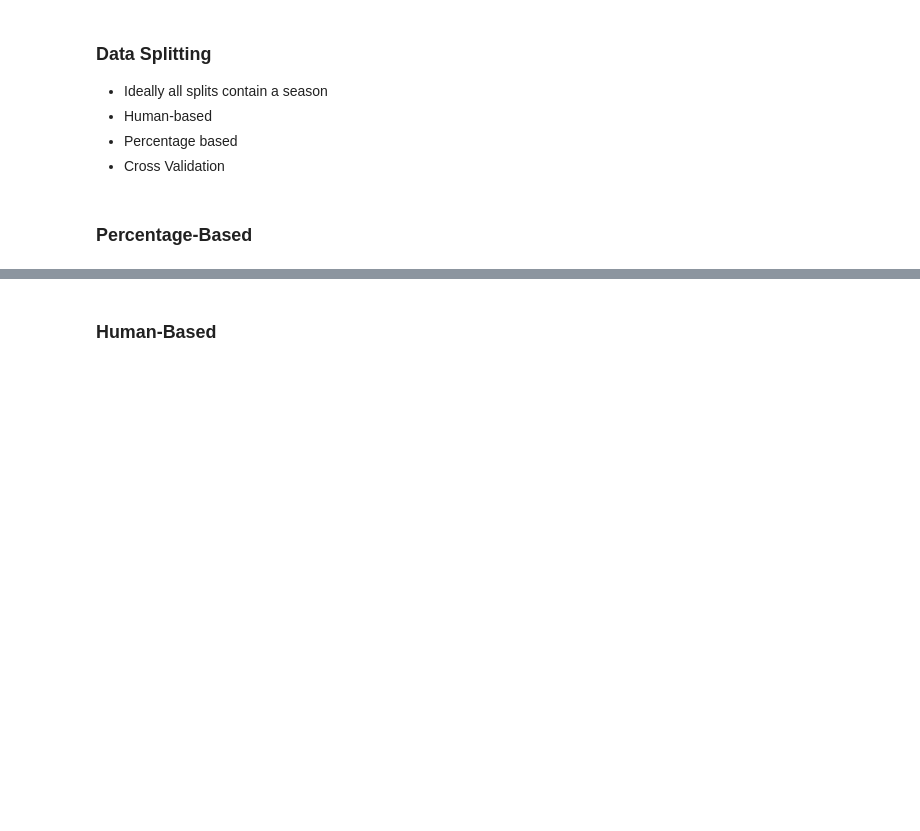
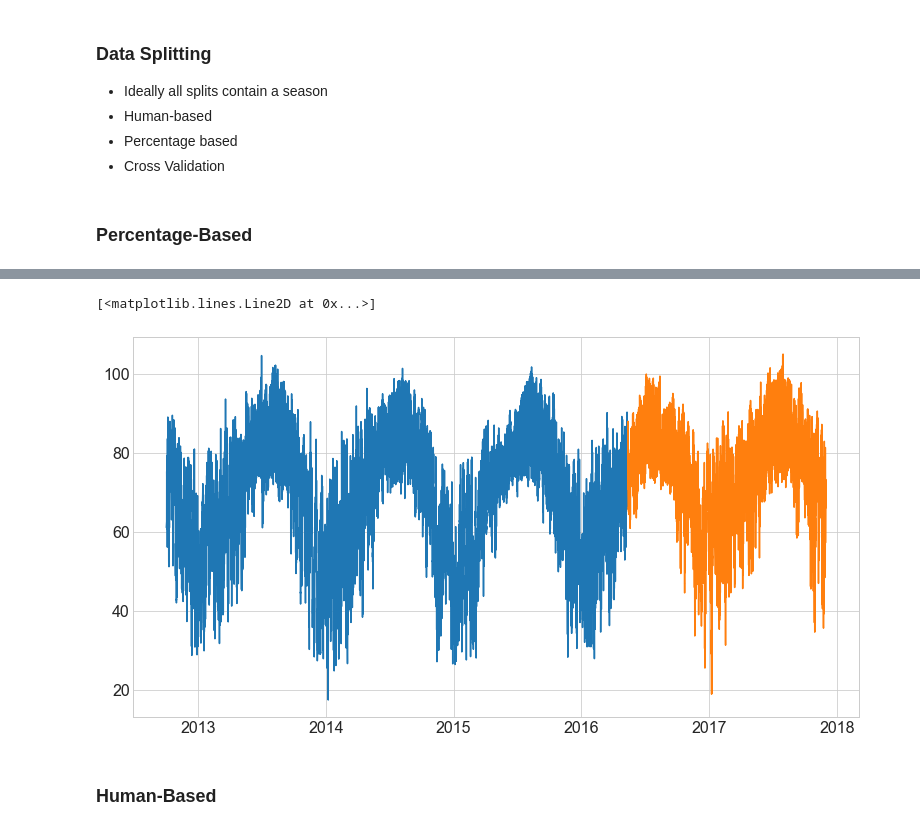
Before and after one commit to o0amandagomez0o/time-series-exercises, a Jupyter notebook: TSA_explore_lesson.ipynb, the cells around one changed output, grey strips where cells are left out. Saved outputs shown, nothing was run; the diff lists cells and outputs as text; code cells hidden in the pictures; blank space fills up the shorter version.

```diff
--- a/TSA_explore_lesson.ipynb
+++ b/TSA_explore_lesson.ipynb
@@ -62,4 +111,10 @@ test = df[test_start_index:] # everything from the test_start_index to the end
 # %%
 # lets plot train and test
+
+plt.plot(train.index, train.temp)
+plt.plot(test.index, test.temp)
+# %% [output]
+[<matplotlib.lines.Line2D at 0x...>]
+[figure, added]
 # %% [markdown]
 ### Human-Based
```
Also changed, not shown: parts of 91 cells of this notebook, 2 other files.
